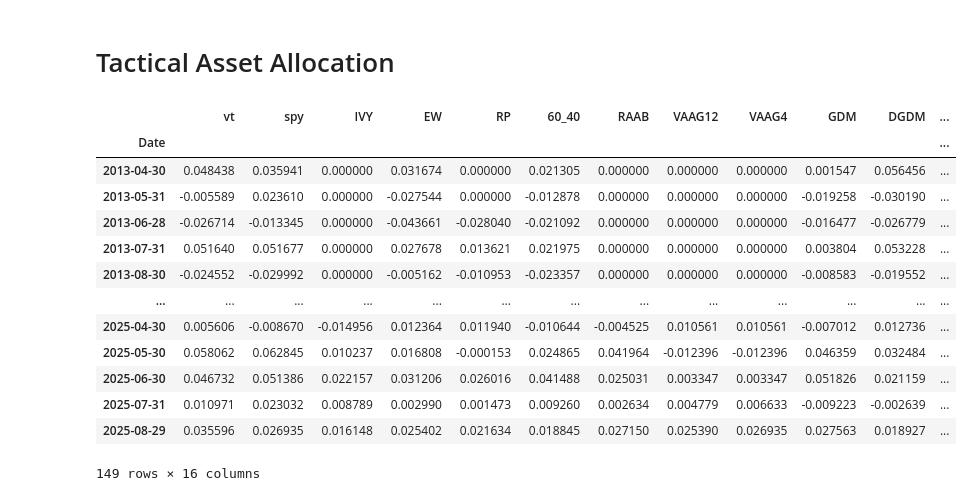
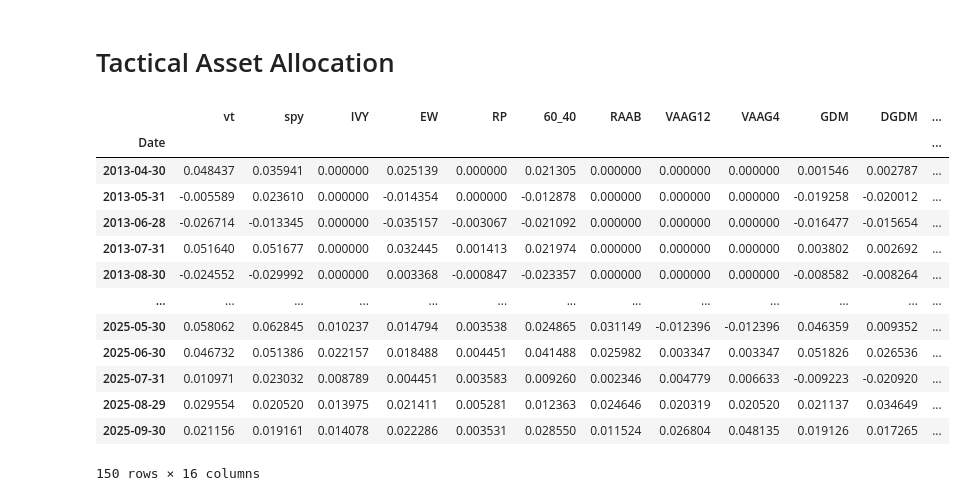
Before and after one commit to xawotihs/tactical-asset-allocation, a Jupyter notebook: notebooks/Main.ipynb, the cells around one changed output. Drawn from its saved outputs; the diff is of its cells as text; code cells hidden in the pictures.

```diff
--- a/notebooks/Main.ipynb
+++ b/notebooks/Main.ipynb
@@ -26,5 +23,5 @@ import matplotlib.pyplot as plt
 # %%
-start, end = "2011-01-01", "2025-08-27"
+start, end = "2011-01-01", "2025-09-14"
 rebalance_dates = pd.bdate_range(start, end, freq="BME")
 
 # compute the next business month-end after 'end' and append if it's beyond the last date
@@ -34,6 +31,9 @@ if next_bme > rebalance_dates.max():
 
 pipeline = StrategyPipeline(STRATEGIES)
 data = get_strategy_price_data(pipeline, start, end).dropna()
+# %%
+pipeline = StrategyPipeline(STRATEGIES)
+data = get_strategy_price_data(pipeline, start, end).dropna()
 # %%
 all_strategies = []
 
@@ -52,7 +52,7 @@ weights.columns.name = "ID"
 all_strategies.append(weights.stack().rename(strategy.tag).to_frame())
 
 # benchmark strategies
-assets = ["SPY", "AGG", "IEF", "GLD", "EEM"]
+assets = ["SPY", "BND", "BIL", "GLD"]
 returns = data.pct_change().dropna().loc[:, assets]
 
 ew = EqualWeights(assets, rebalance_dates).weights
@@ -188,6 +188,3 @@ weights = haa_allocation(
     "TIP")
 weights.columns.name, weights.index.name = "ID", "Date"
 all_strategies.append(weights.stack().rename(strategy.tag).to_frame())
-
-# concat all strats
-all_strategies = reduce(lambda x, y: x.join(y, how="outer"), all_strategies).fillna(0)
@@ -194,19 +194,19 @@ all_strategies = reduce(lambda x, y: x.join(y, how="outer"), all_strategies).fil
 # %%
 bt = Backtester(all_strategies, "USD")
-port_price_returns = bt.run(return_type="price")
+port_price_returns = bt.run(return_type="price", prices=data)
 port_price_returns
 # %% [output]
 |  | vt | spy | IVY | EW | RP | 60_40 | RAAB | VAAG12 | VAAG4 | GDM | DGDM | ... |
 | Date |  |  |  |  |  |  |  |  |  |  |  | ... |
-| 2013-04-30 | 0.048438 | 0.035941 | 0.000000 | 0.031674 | 0.000000 | 0.021305 | 0.000000 | 0.000000 | 0.000000 | 0.001547 | 0.056456 | ... |
-| 2013-05-31 | -0.005589 | 0.023610 | 0.000000 | -0.027544 | 0.000000 | -0.012878 | 0.000000 | 0.000000 | 0.000000 | -0.019258 | -0.030190 | ... |
-| 2013-06-28 | -0.026714 | -0.013345 | 0.000000 | -0.043661 | -0.028040 | -0.021092 | 0.000000 | 0.000000 | 0.000000 | -0.016477 | -0.026779 | ... |
-| 2013-07-31 | 0.051640 | 0.051677 | 0.000000 | 0.027678 | 0.013621 | 0.021975 | 0.000000 | 0.000000 | 0.000000 | 0.003804 | 0.053228 | ... |
-| 2013-08-30 | -0.024552 | -0.029992 | 0.000000 | -0.005162 | -0.010953 | -0.023357 | 0.000000 | 0.000000 | 0.000000 | -0.008583 | -0.019552 | ... |
+| 2013-04-30 | 0.048437 | 0.035941 | 0.000000 | 0.025139 | 0.000000 | 0.021305 | 0.000000 | 0.000000 | 0.000000 | 0.001546 | 0.002787 | ... |
+| 2013-05-31 | -0.005589 | 0.023610 | 0.000000 | -0.014354 | 0.000000 | -0.012878 | 0.000000 | 0.000000 | 0.000000 | -0.019258 | -0.020012 | ... |
+| 2013-06-28 | -0.026714 | -0.013345 | 0.000000 | -0.035157 | -0.003067 | -0.021092 | 0.000000 | 0.000000 | 0.000000 | -0.016477 | -0.015654 | ... |
+| 2013-07-31 | 0.051640 | 0.051677 | 0.000000 | 0.032445 | 0.001413 | 0.021974 | 0.000000 | 0.000000 | 0.000000 | 0.003802 | 0.002692 | ... |
+| 2013-08-30 | -0.024552 | -0.029992 | 0.000000 | 0.003368 | -0.000847 | -0.023357 | 0.000000 | 0.000000 | 0.000000 | -0.008582 | -0.008264 | ... |
 | ... | ... | ... | ... | ... | ... | ... | ... | ... | ... | ... | ... | ... |
-| 2025-04-30 | 0.005606 | -0.008670 | -0.014956 | 0.012364 | 0.011940 | -0.010644 | -0.004525 | 0.010561 | 0.010561 | -0.007012 | 0.012736 | ... |
-| 2025-05-30 | 0.058062 | 0.062845 | 0.010237 | 0.016808 | -0.000153 | 0.024865 | 0.041964 | -0.012396 | -0.012396 | 0.046359 | 0.032484 | ... |
-| 2025-06-30 | 0.046732 | 0.051386 | 0.022157 | 0.031206 | 0.026016 | 0.041488 | 0.025031 | 0.003347 | 0.003347 | 0.051826 | 0.021159 | ... |
-| 2025-07-31 | 0.010971 | 0.023032 | 0.008789 | 0.002990 | 0.001473 | 0.009260 | 0.002634 | 0.004779 | 0.006633 | -0.009223 | -0.002639 | ... |
-| 2025-08-29 | 0.035596 | 0.026935 | 0.016148 | 0.025402 | 0.021634 | 0.018845 | 0.027150 | 0.025390 | 0.026935 | 0.027563 | 0.018927 | ... |
+| 2025-05-30 | 0.058062 | 0.062845 | 0.010237 | 0.014794 | 0.003538 | 0.024865 | 0.031149 | -0.012396 | -0.012396 | 0.046359 | 0.009352 | ... |
+| 2025-06-30 | 0.046732 | 0.051386 | 0.022157 | 0.018488 | 0.004451 | 0.041488 | 0.025982 | 0.003347 | 0.003347 | 0.051826 | 0.026536 | ... |
+| 2025-07-31 | 0.010971 | 0.023032 | 0.008789 | 0.004451 | 0.003583 | 0.009260 | 0.002346 | 0.004779 | 0.006633 | -0.009223 | -0.020920 | ... |
+| 2025-08-29 | 0.029554 | 0.020520 | 0.013975 | 0.021411 | 0.005281 | 0.012363 | 0.024646 | 0.020319 | 0.020520 | 0.021137 | 0.034649 | ... |
+| 2025-09-30 | 0.021156 | 0.019161 | 0.014078 | 0.022286 | 0.003531 | 0.028550 | 0.011524 | 0.026804 | 0.048135 | 0.019126 | 0.017265 | ... |
-149 rows × 16 columns
+150 rows × 16 columns
```
Also changed, not shown: parts of 7 cells of this notebook, 5 other files.
